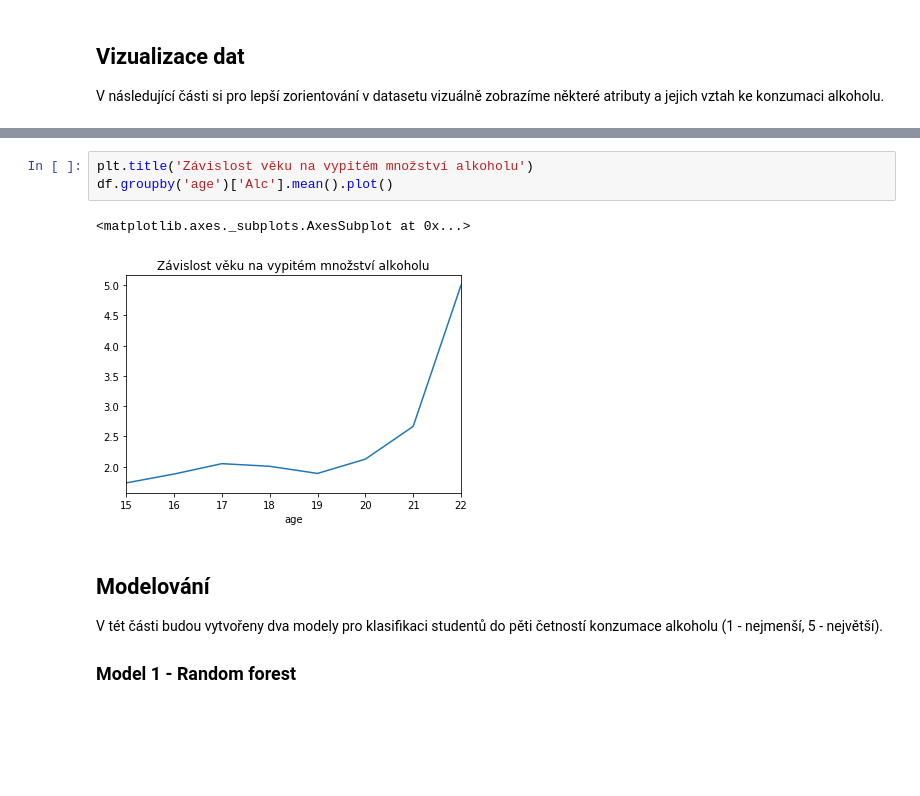
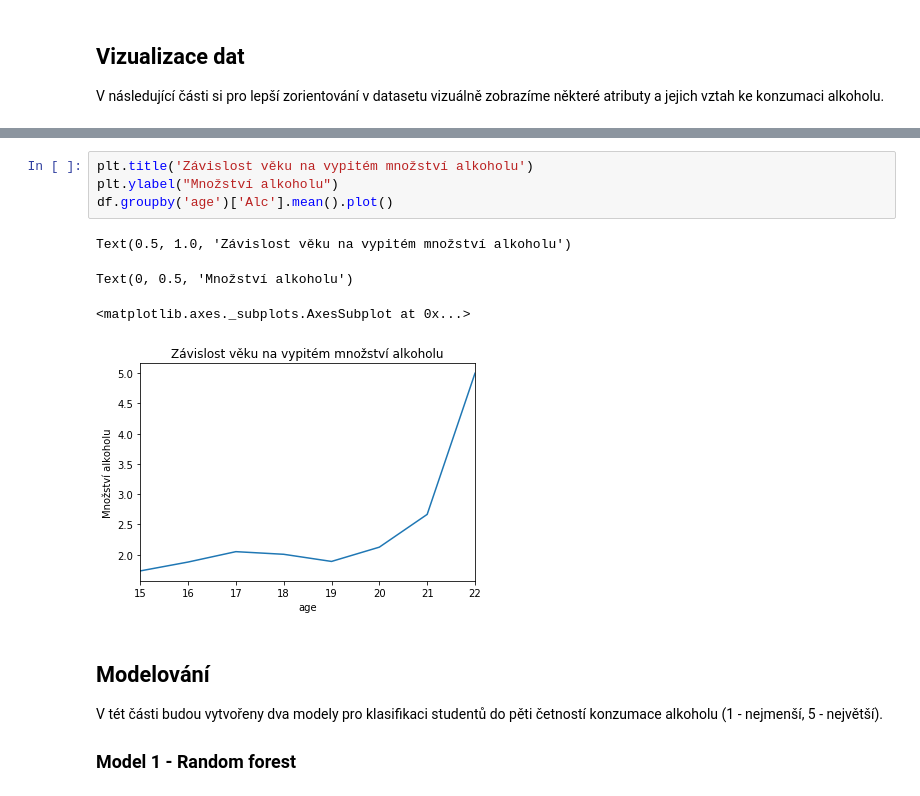
Before and after one commit to skaryys/python_semestralka, a Jupyter notebook: student_alcohol_consumption.ipynb, the cells around one changed output, grey strips where cells are left out. Saved outputs shown, nothing was run; the diff lists cells and outputs as text; blank space fills up the shorter version.

```diff
--- a/student_alcohol_consumption.ipynb
+++ b/student_alcohol_consumption.ipynb
@@ -172,9 +209,12 @@ plt.show()
 # %%
 plt.title('Závislost věku na vypitém množství alkoholu')
+plt.ylabel("Množství alkoholu")
 df.groupby('age')['Alc'].mean().plot()
 # %% [output]
-<matplotlib.axes._subplots.AxesSubplot at 0x...>
+Text(0.5, 1.0, 'Závislost věku na vypitém množství alkoholu')
+Text(0, 0.5, 'Množství alkoholu')
+<matplotlib.axes._subplots.AxesSubplot at 0x...>
-[figure, old version]
+[figure, new version]
 # %% [markdown]
 ## Modelování
 
```
Also changed, not shown: parts of 11 cells of this notebook.
